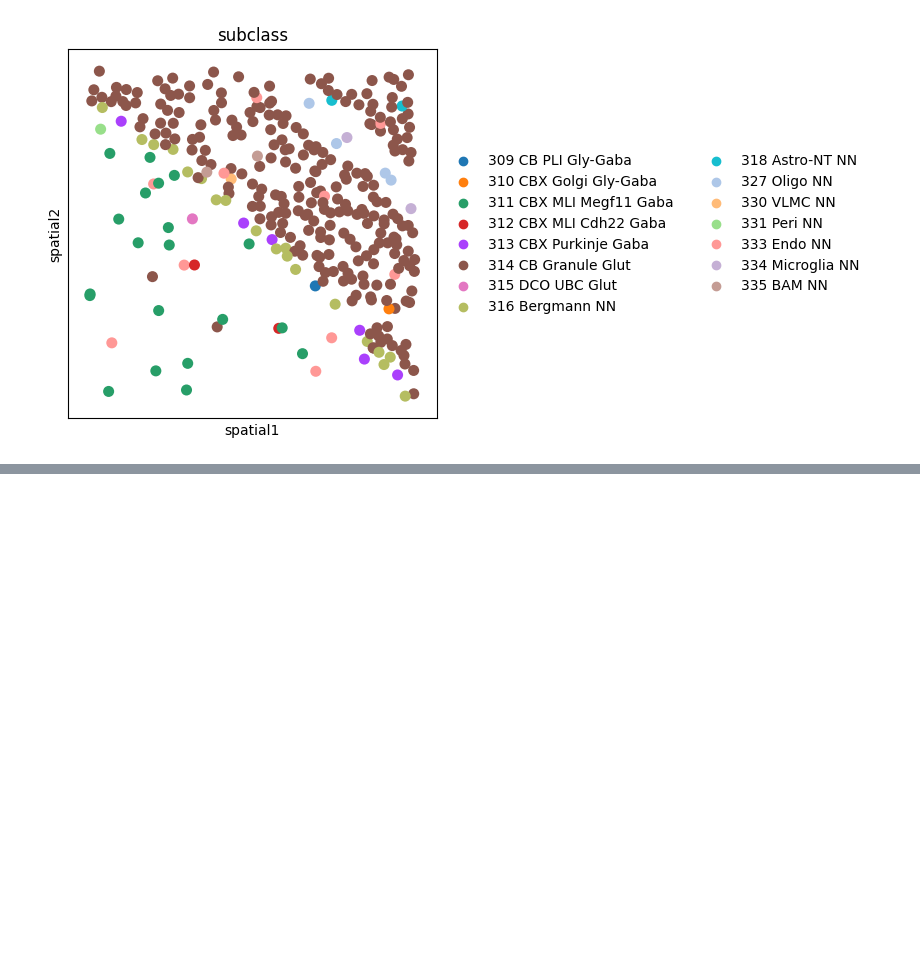
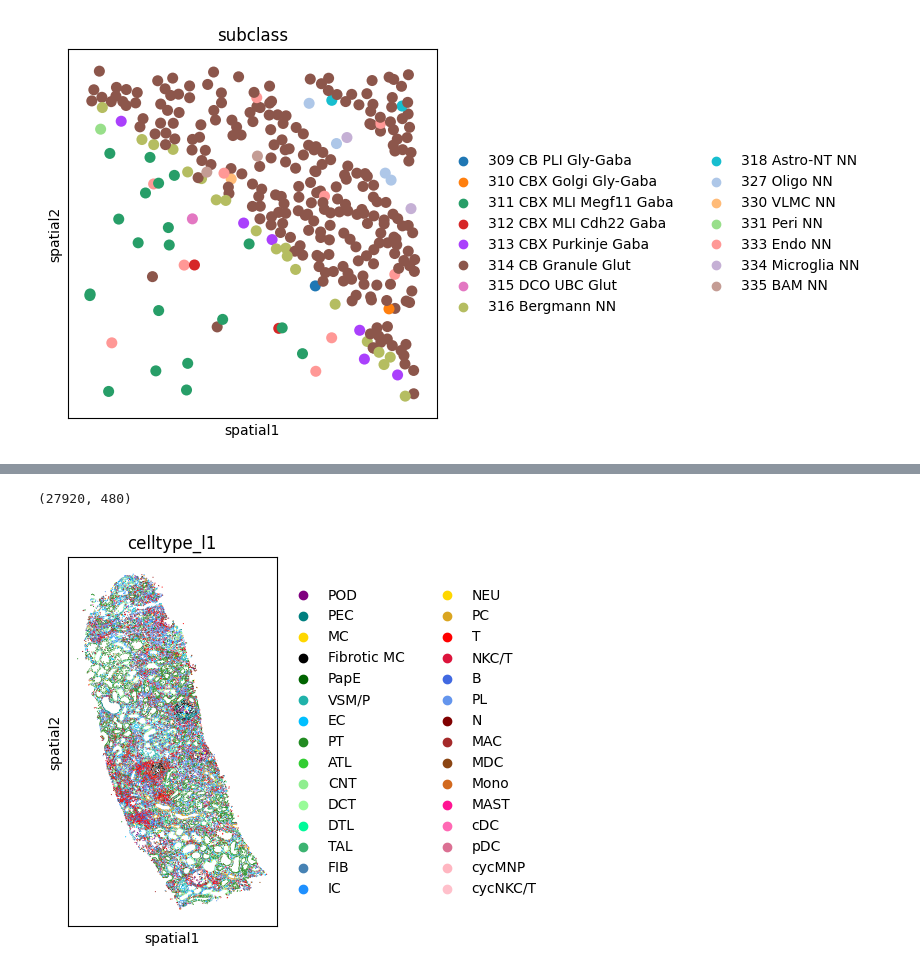
Before and after one commit to dschaub95/spatialnca, a Jupyter notebook: notebooks/prepare-real-data.ipynb, the cells around one changed output, grey strips where cells are left out. Cells and saved outputs as stored; diff of their text form; code cells hidden in the pictures; blank space fills up the shorter version.

```diff
--- a/notebooks/prepare-real-data.ipynb
+++ b/notebooks/prepare-real-data.ipynb
@@ -71,0 +89,4 @@ ad_sub_sub.write_h5ad(f"data/{sample}_slice.h5ad")
+# %%
+path = "/epyc/projects/dschaub/analysis-projects/tfh-project/data/xenium_cgn/TLS3_1_refined_tsub.h5ad"
+adata = sc.read_h5ad(path)
+adata, adata.X.max()
@@ -71,0 +102,9 @@ ad_sub_sub.write_h5ad(f"data/{sample}_slice.h5ad")
+# %%
+sample = "0011287 - X18"
+ad_sub = adata[adata.obs["Biopsy_ID"] == sample].copy()
+print(ad_sub.shape)
+
+sc.pl.spatial(ad_sub, color="celltype_l1", spot_size=10)
+# %% [output]
+(27920, 480)
+[figure, added]
```
Also changed, not shown: parts of 8 cells of this notebook, 1 other file.
